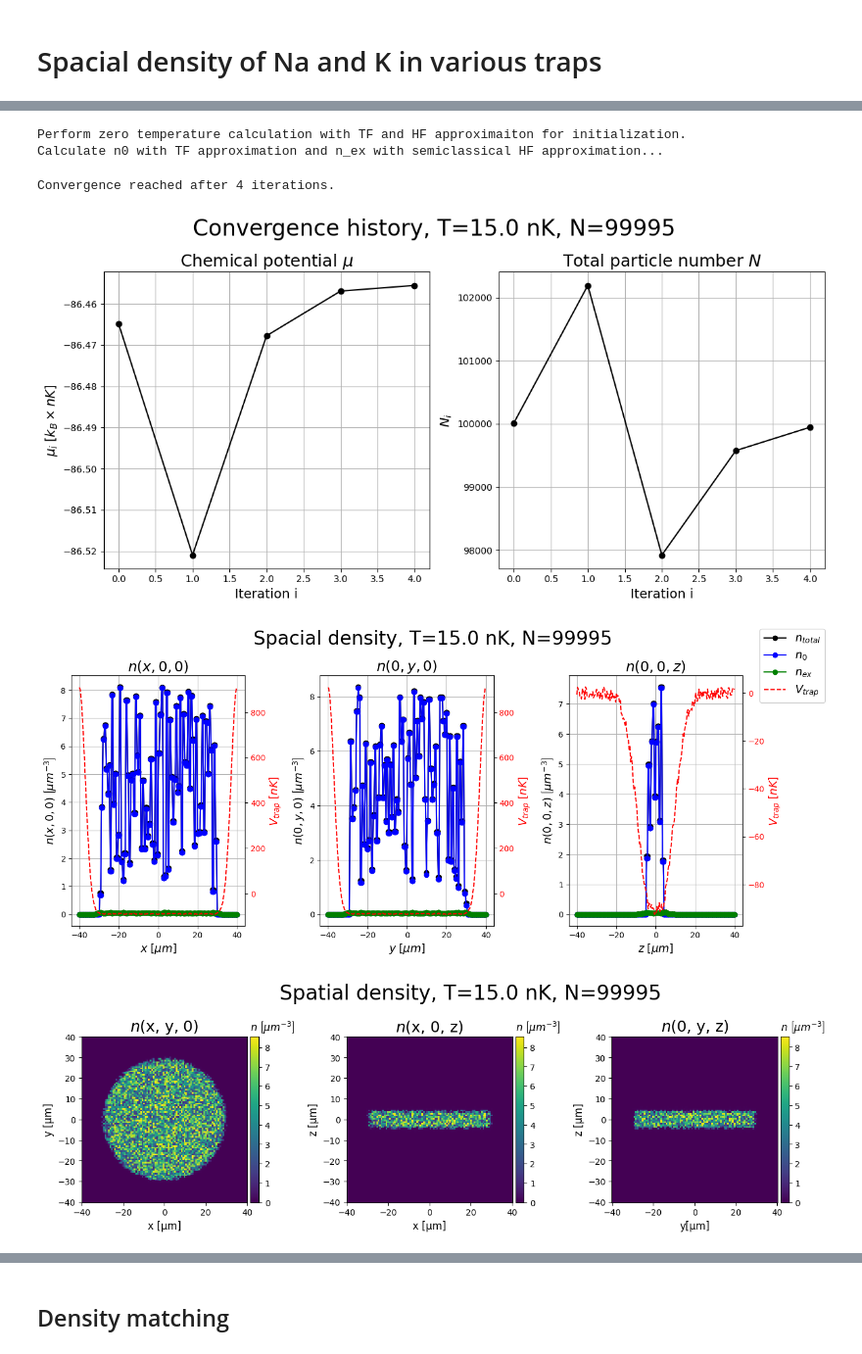
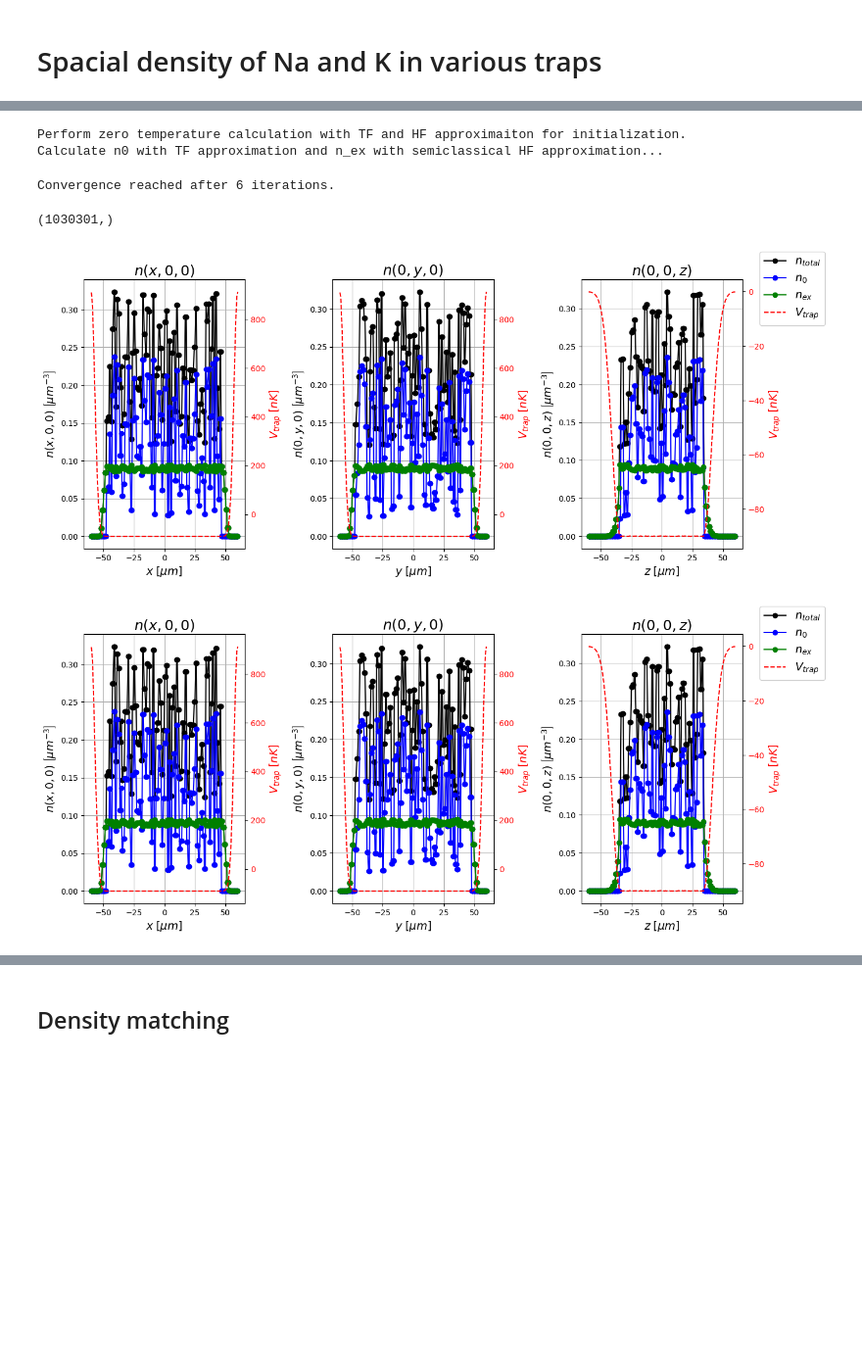
Before and after one commit to lightmat/lightmat, a Jupyter notebook: 20240109_team_meeting.ipynb, the cells around one changed output, grey strips where cells are left out. Shown at 98% size. Cells and saved outputs as stored; diff of their text form; code cells hidden in the pictures; blank space fills up the shorter version.

```diff
--- a/20240109_team_meeting.ipynb
+++ b/20240109_team_meeting.ipynb
@@ -34,9 +35,9 @@ k40 = ParticleProps(
     name="K40",
     species="fermion",
     m=39.963999*u.u,
-    N_particles=100000,
+    N_particles=90000,
     T=15*u.nK,
-    domain=(-40, 40)*u.um,
+    domain=(-60, 60)*u.um,
     #V_trap=harmonic_trap,
     #V_trap=box_trap,
     #V_trap=box_2d_harmonic_1d_trap,
@@ -47,17 +48,17 @@ k40 = ParticleProps(
     blue_trap_height=blue_trap_height_K,
     red_trap_depth=red_trap_depth_K,
     central_height=central_height,
-    inhomogeneity=inhom,
+    #inhomogeneity=inhom,
 )
 
 na23 = ParticleProps(
     name="Na23",
     species="boson",
     m=22.989768*u.u,
-    N_particles=100000,
+    N_particles=114000,
     T=15*u.nK,
     a_s=2.75*u.nm,
-    domain=(-40, 40)*u.um,
+    domain=(-60, 60)*u.um,
     #V_trap=harmonic_trap,
     #V_trap=box_trap,
     #V_trap=box_2d_harmonic_1d_trap,
@@ -68,8 +69,8 @@ na23 = ParticleProps(
     blue_trap_height=3*blue_trap_height_K,
     red_trap_depth=red_trap_depth_K/17,
     central_height=central_height,
-    inhomogeneity=inhom,
+    #inhomogeneity=inhom,
 )
 
-k40.plot_V_trap(title="Trap potential K40, inhom = " + str(k40.inhomogeneity*100) + r"% with central Gaussian, $\omega = 20\mu m$, $h="+str(central_height)+r"nK$", )#filename="./plots/20240130_trap_potential_K40_" + str(k40.inhomogeneity*100) + ".png")
-na23.plot_V_trap(title="Trap potential Na23, inhom = " + str(na23.inhomogeneity*100) + r"% with central Gaussian, $\omega = 20\mu m$, $h="+str(central_height)+r"nK$", )#filename="./plots/20240130_trap_potential_Na23_" + str(na23.inhomogeneity*100) + ".png")
+#k40.plot_V_trap()
+#na23.plot_V_trap()
@@ -89,10 +87,13 @@ bg.eval_density(use_TF=True)
 # %% [output]
 Perform zero temperature calculation with TF and HF approximaiton for initialization.
 Calculate n0 with TF approximation and n_ex with semiclassical HF approximation...
-Convergence reached after 4 iterations.
+Convergence reached after 6 iterations.
+# %%
+bg.n_array.shape
+# %% [output]
+(1030301,)
 # %%
-bg.plot_all(which='n')
+bg.plot_density_1d(which='n', title = "", filename="sodium_density_1d_T10.png")
 # %% [output]
-[figure, old version]
+[figure, new version]
-[figure, old version]
+[figure, new version]
-[figure, removed]
```
Also changed, not shown: parts of 11 cells of this notebook, 11 other files.
